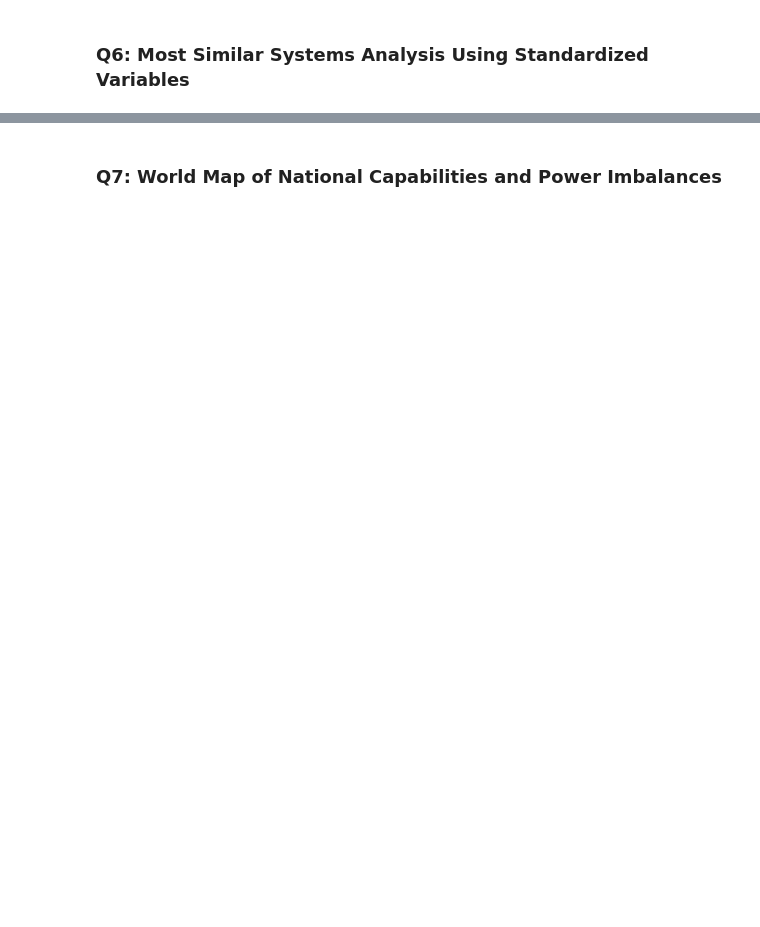
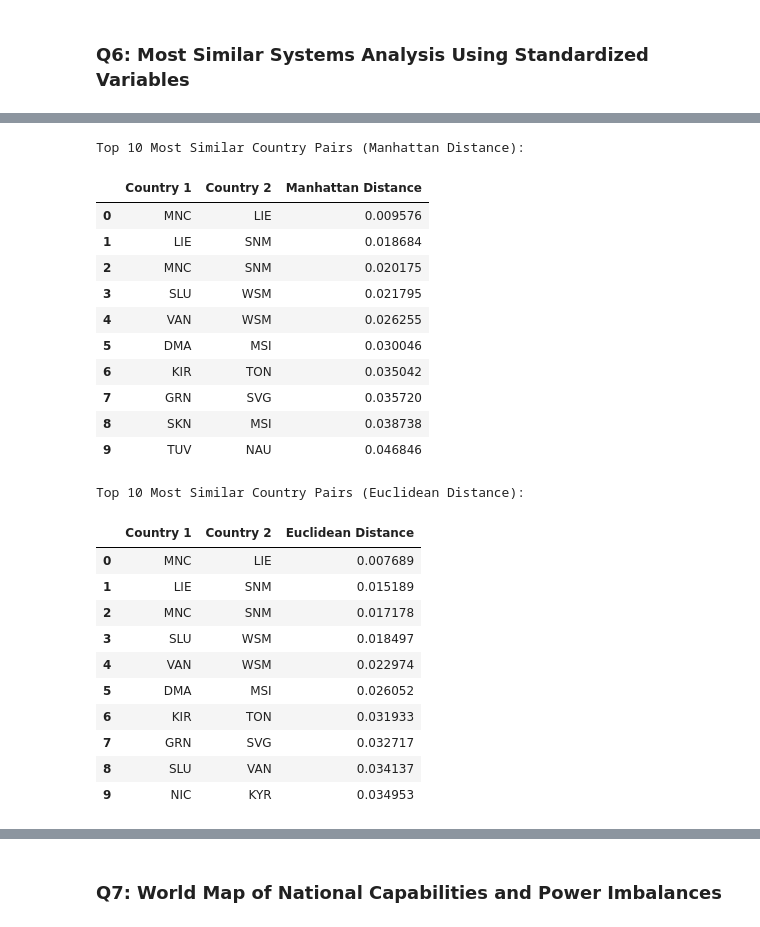
Before and after one commit to mbengue1/long-lab-1-240, a Jupyter notebook: correlates_of_war_analysis.ipynb, the cells around one changed output, grey strips where cells are left out. Drawn from its saved outputs; the diff is of its cells as text; code cells hidden in the pictures; blank space fills up the shorter version.

```diff
--- a/correlates_of_war_analysis.ipynb
+++ b/correlates_of_war_analysis.ipynb
@@ -851,0 +1001,72 @@ This analysis highlights the importance of careful data preprocessing and method
+# %%
+
+# ormal tables for the top 10 pairs
+manhattan_top10 = pd.DataFrame(manhattan_pairs[:10], columns=['Country 1', 'Country 2', 'Manhattan Distance'])
+euclidean_top10 = pd.DataFrame(euclidean_pairs[:10], columns=['Country 1', 'Country 2', 'Euclidean Distance'])
+
+# display the tables with proper formatting
+print("Top 10 Most Similar Country Pairs (Manhattan Distance):")
+from IPython.display import display
+display(manhattan_top10)
+
+print("\nTop 10 Most Similar Country Pairs (Euclidean Distance):")
+display(euclidean_top10)
+
+# text version
+print("\nManhattan Distance (Text Format):")
+for i, row in manhattan_top10.iterrows():
+    print(f"{i+1}. {row['Country 1']} - {row['Country 2']}: {row['Manhattan Distance']:.4f}")
+
+print("\nEuclidean Distance (Text Format):")
+for i, row in euclidean_top10.iterrows():
+    print(f"{i+1}. {row['Country 1']} - {row['Country 2']}: {row['Euclidean Distance']:.4f}")
+
+# todo: analysis of the results
+print("\nAnalysis of Most Similar Country Pairs:")
+print("=" * 50)
+
+# USA-centric results or more diverse pairstest
+unique_countries_manhattan = set()
+for c1, c2, _ in manhattan_pairs[:10]:
+    unique_countries_manhattan.add(c1)
+    unique_countries_manhattan.add(c2)
+
+unique_countries_euclidean = set()
+for c1, c2, _ in euclidean_pairs[:10]:
+    unique_countries_euclidean.add(c1)
+    unique_countries_euclidean.add(c2)
+
+print(f"Number of unique countries in top 10 Manhattan pairs: {len(unique_countries_manhattan)}")
+print(f"Number of unique countries in top 10 Euclidean pairs: {len(unique_countries_euclidean)}")
+
+# Check if USA still dominates the results
+usa_count_manhattan = sum(1 for c1, c2, _ in manhattan_pairs[:10] if c1 == 'USA' or c2 == 'USA')
+usa_count_euclidean = sum(1 for c1, c2, _ in euclidean_pairs[:10] if c1 == 'USA' or c2 == 'USA')
+
+print(f"Number of pairs involving USA in top 10 Manhattan pairs: {usa_count_manhattan}")
+print(f"Number of pairs involving USA in top 10 Euclidean pairs: {usa_count_euclidean}")
+# %% [output]
+Top 10 Most Similar Country Pairs (Manhattan Distance):
+|  | Country 1 | Country 2 | Manhattan Distance |
+| 0 | MNC | LIE | 0.009576 |
+| 1 | LIE | SNM | 0.018684 |
+| 2 | MNC | SNM | 0.020175 |
+| 3 | SLU | WSM | 0.021795 |
+| 4 | VAN | WSM | 0.026255 |
+| 5 | DMA | MSI | 0.030046 |
+| 6 | KIR | TON | 0.035042 |
+| 7 | GRN | SVG | 0.035720 |
+| 8 | SKN | MSI | 0.038738 |
+| 9 | TUV | NAU | 0.046846 |
+Top 10 Most Similar Country Pairs (Euclidean Distance):
+|  | Country 1 | Country 2 | Euclidean Distance |
+| 0 | MNC | LIE | 0.007689 |
+| 1 | LIE | SNM | 0.015189 |
+| 2 | MNC | SNM | 0.017178 |
+| 3 | SLU | WSM | 0.018497 |
+| 4 | VAN | WSM | 0.022974 |
+| 5 | DMA | MSI | 0.026052 |
+| 6 | KIR | TON | 0.031933 |
+| 7 | GRN | SVG | 0.032717 |
+| 8 | SLU | VAN | 0.034137 |
+| 9 | NIC | KYR | 0.034953 |
```
Also changed, not shown: parts of 35 cells of this notebook.
